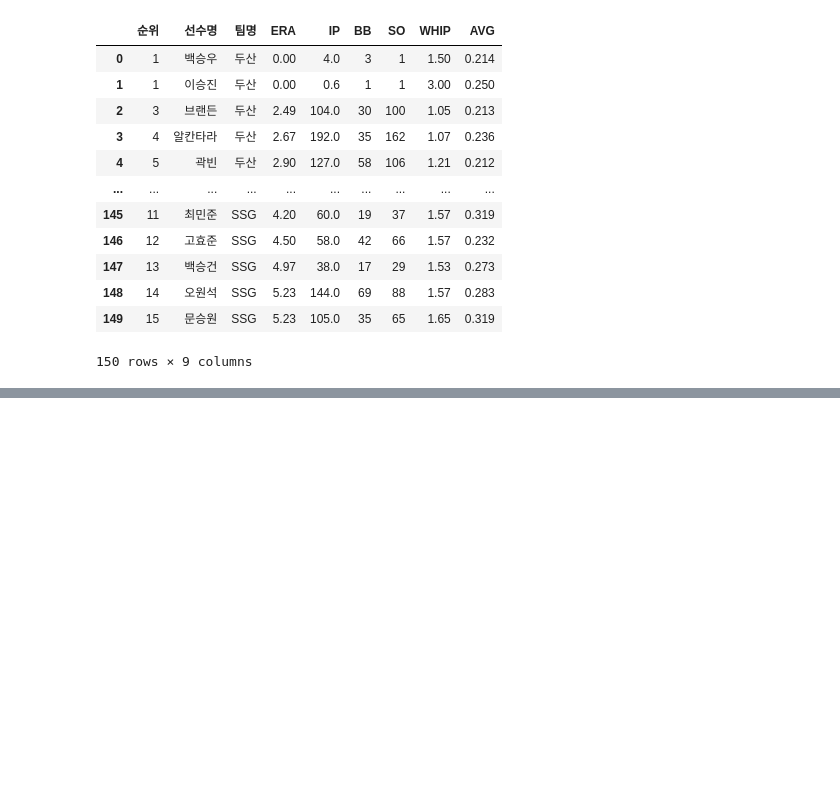
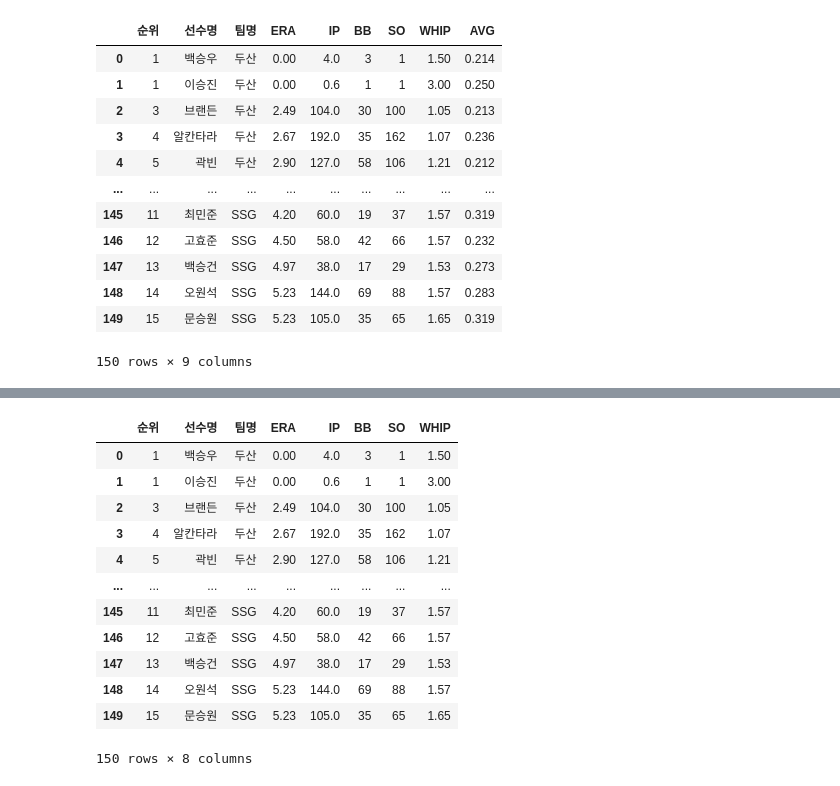
Before and after one commit to jayiuk/mid_project, a Jupyter notebook: data_check.ipynb, the cells around one changed output, grey strips where cells are left out. Saved outputs shown, nothing was run; the diff lists cells and outputs as text; code cells hidden in the pictures; blank space fills up the shorter version.

```diff
--- a/data_check.ipynb
+++ b/data_check.ipynb
@@ -868,0 +892,17 @@ pi
+# %%
+pi = pi.drop(labels = 'AVG', axis = 1)
+pi
+# %% [output]
+|  | 순위 | 선수명 | 팀명 | ERA | IP | BB | SO | WHIP |
+| 0 | 1 | 백승우 | 두산 | 0.00 | 4.0 | 3 | 1 | 1.50 |
+| 1 | 1 | 이승진 | 두산 | 0.00 | 0.6 | 1 | 1 | 3.00 |
+| 2 | 3 | 브랜든 | 두산 | 2.49 | 104.0 | 30 | 100 | 1.05 |
+| 3 | 4 | 알칸타라 | 두산 | 2.67 | 192.0 | 35 | 162 | 1.07 |
+| 4 | 5 | 곽빈 | 두산 | 2.90 | 127.0 | 58 | 106 | 1.21 |
+| ... | ... | ... | ... | ... | ... | ... | ... | ... |
+| 145 | 11 | 최민준 | SSG | 4.20 | 60.0 | 19 | 37 | 1.57 |
+| 146 | 12 | 고효준 | SSG | 4.50 | 58.0 | 42 | 66 | 1.57 |
+| 147 | 13 | 백승건 | SSG | 4.97 | 38.0 | 17 | 29 | 1.53 |
+| 148 | 14 | 오원석 | SSG | 5.23 | 144.0 | 69 | 88 | 1.57 |
+| 149 | 15 | 문승원 | SSG | 5.23 | 105.0 | 35 | 65 | 1.65 |
+150 rows × 8 columns
```
Also changed, not shown: parts of 5 cells of this notebook, 2 other files.
